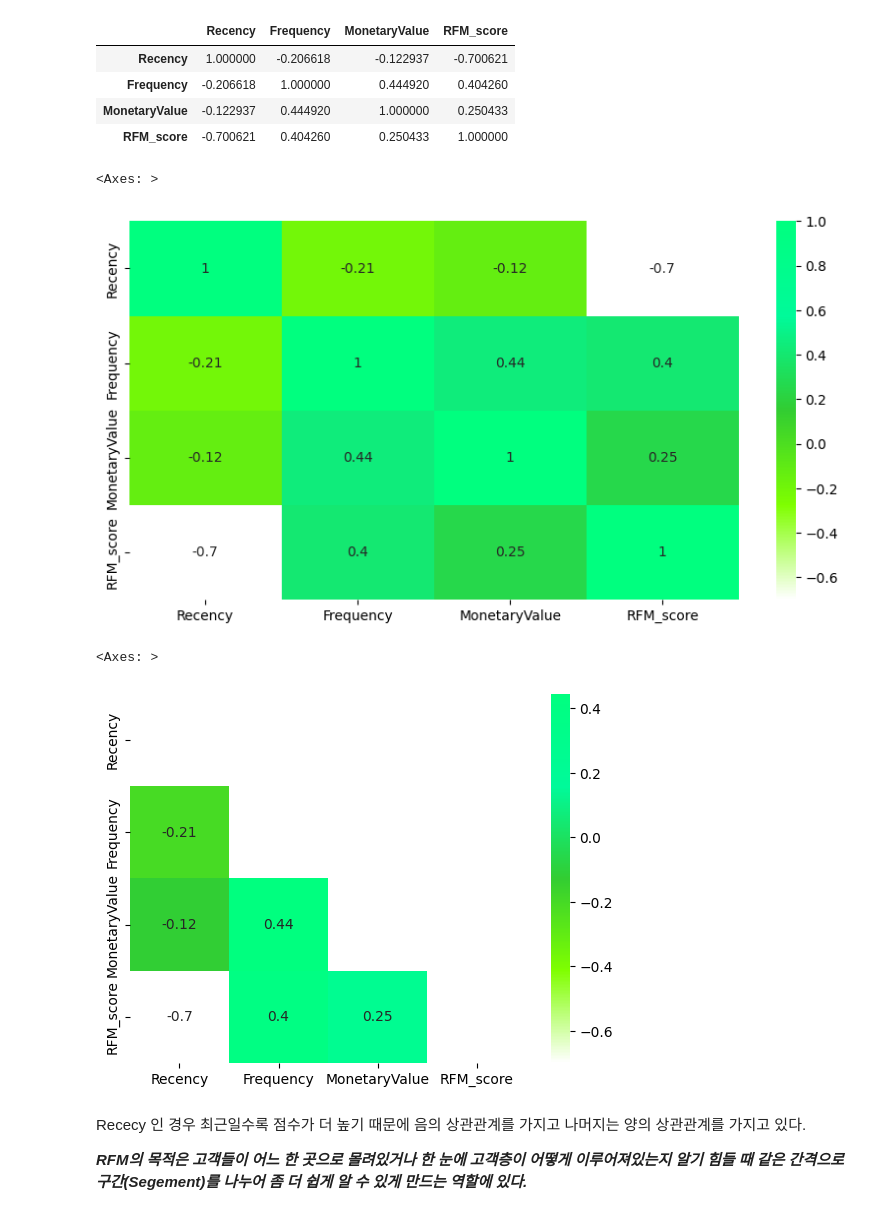
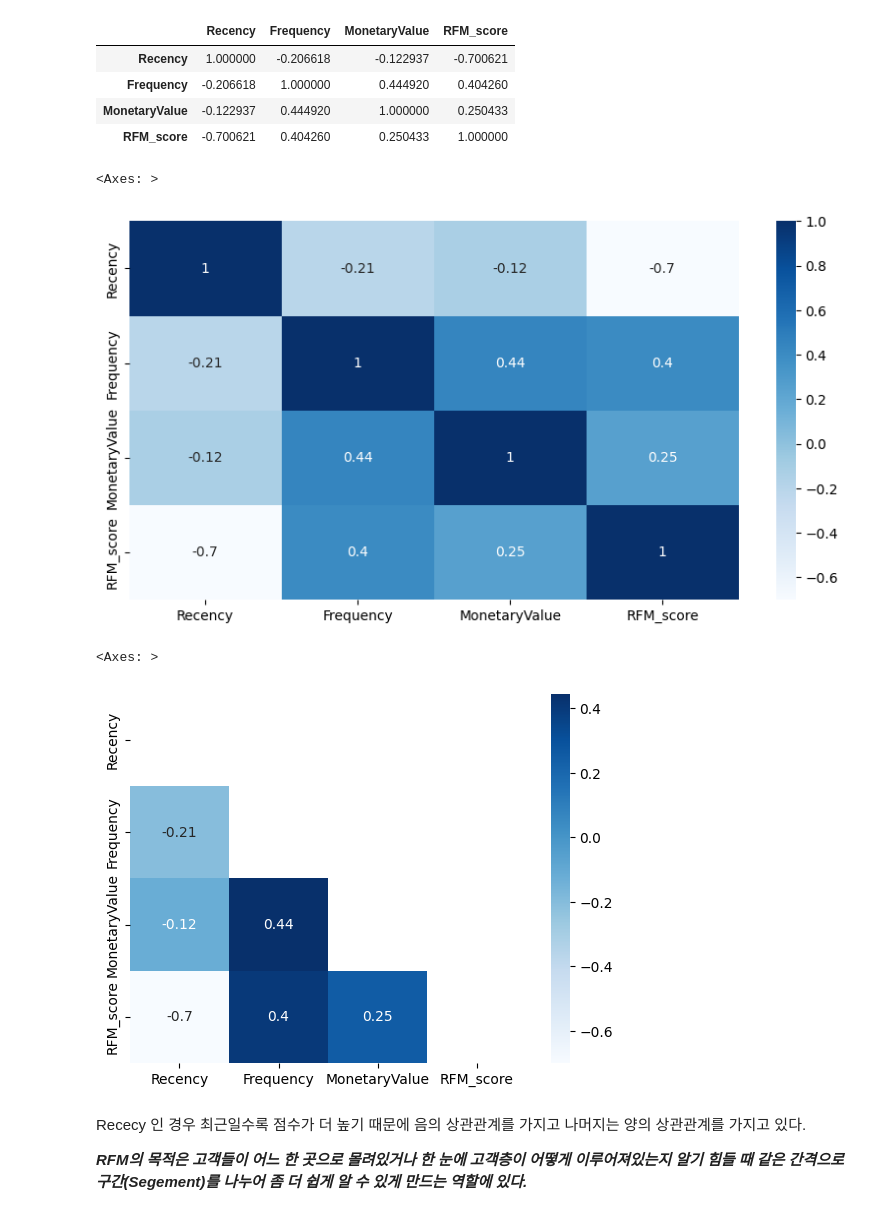
Before and after one commit to JINDOT/Data_Analysis_, a Jupyter notebook: Online_Retail_RFM.ipynb, the cells around one changed output. Cells and saved outputs as stored; diff of their text form; code cells hidden in the pictures.

```diff
--- a/Online_Retail_RFM.ipynb
+++ b/Online_Retail_RFM.ipynb
@@ -490,17 +485,17 @@ corr
 # %%
 # 시각화
 plt.figure(figsize=(10,5))
-sns.heatmap(corr, annot=True, cmap=MediumSpringGreen)
+sns.heatmap(corr, annot=True, cmap='Blues')
 # %% [output]
 <Axes: >
-[figure, old version]
+[figure, new version]
 # %%
 # 삼각형 마스크
 mask = np.triu(np.ones_like(corr))
-sns.heatmap(corr, annot=True, cmap=MediumSpringGreen, mask=mask)
+sns.heatmap(corr, annot=True, cmap='Blues', mask=mask)
 # %% [output]
 <Axes: >
-[figure, old version]
+[figure, new version]
 # %% [markdown]
 Rececy 인 경우 최근일수록 점수가 더 높기 때문에 음의 상관관계를 가지고 나머지는 양의 상관관계를 가지고 있다.
 
```
Also changed, not shown: parts of 14 cells of this notebook.
